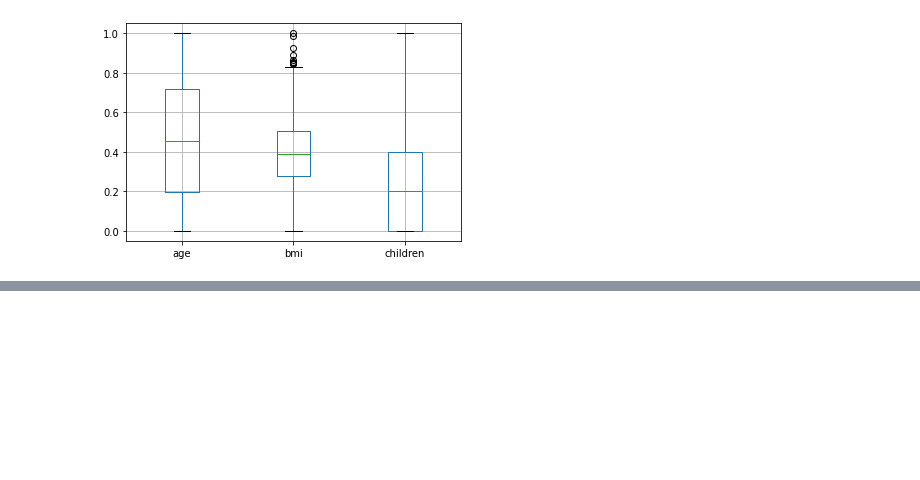
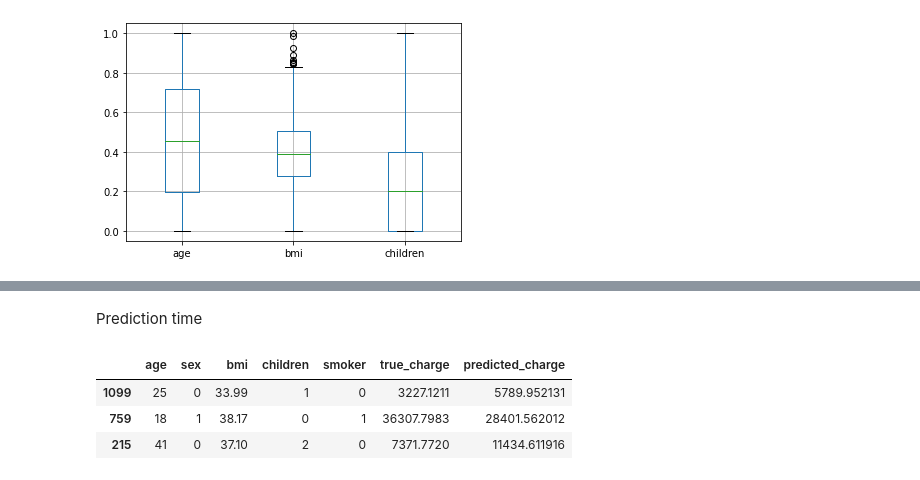
Before and after one commit to DPY401T/intro-to-ml, a Jupyter notebook: Regression Problem/medical_cost_per_individual.ipynb, the cells around one changed output, grey strips where cells are left out. Saved outputs shown, nothing was run; the diff lists cells and outputs as text; code cells hidden in the pictures; blank space fills up the shorter version.

```diff
--- a/Regression Problem/medical_cost_per_individual.ipynb
+++ b/Regression Problem/medical_cost_per_individual.ipynb
@@ -154,0 +199,2 @@ We can therefore conclude we cannot use smoker column when we doing boxplotting
+# %% [markdown]
+Prediction time
@@ -154,0 +203,14 @@ We can therefore conclude we cannot use smoker column when we doing boxplotting
+# %%
+# Model predictions using test data
+y_test_pred = linear_r.predict(X_test)
+# %%
+test_results = X_test.copy()
+test_results['true_charge'] = y_test
+test_results['predicted_charge'] = y_test_pred
+
+test_results.head(3)
+# %% [output]
+|  | age | sex | bmi | children | smoker | true_charge | predicted_charge |
+| 1099 | 25 | 0 | 33.99 | 1 | 0 | 3227.1211 | 5789.952131 |
+| 759 | 18 | 1 | 38.17 | 0 | 1 | 36307.7983 | 28401.562012 |
+| 215 | 41 | 0 | 37.10 | 2 | 0 | 7371.7720 | 11434.611916 |
```
Also changed, not shown: parts of 16 cells of this notebook.
